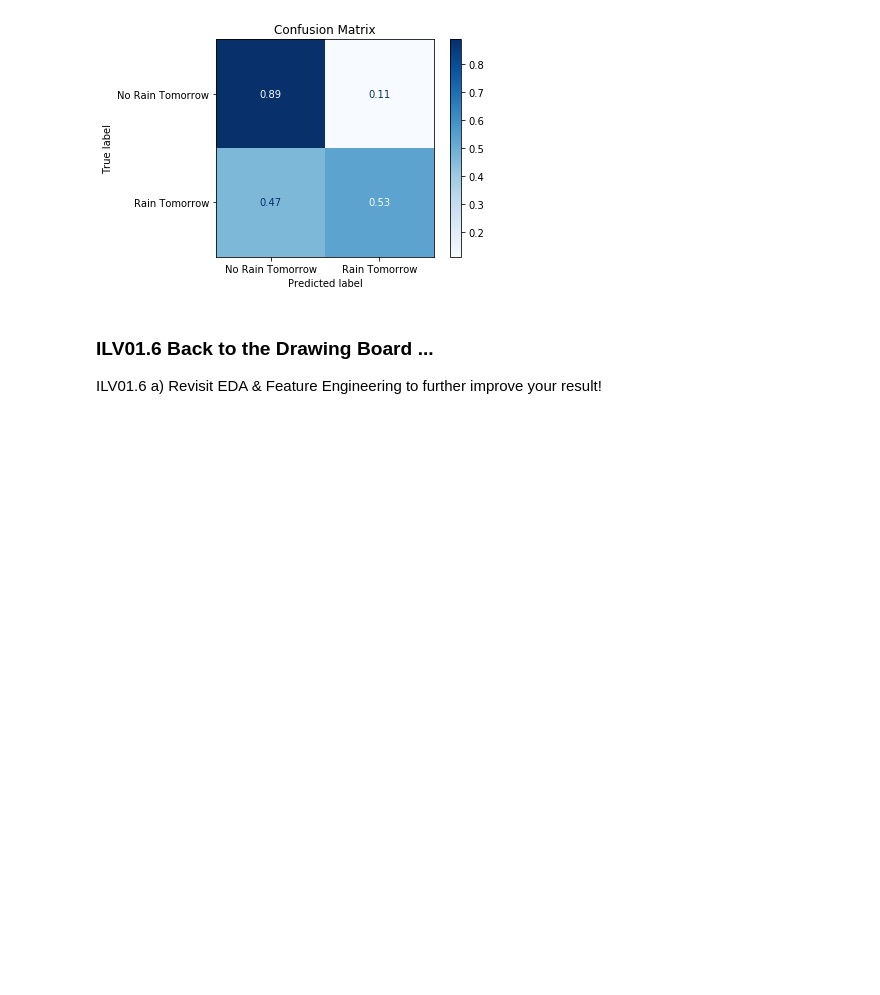
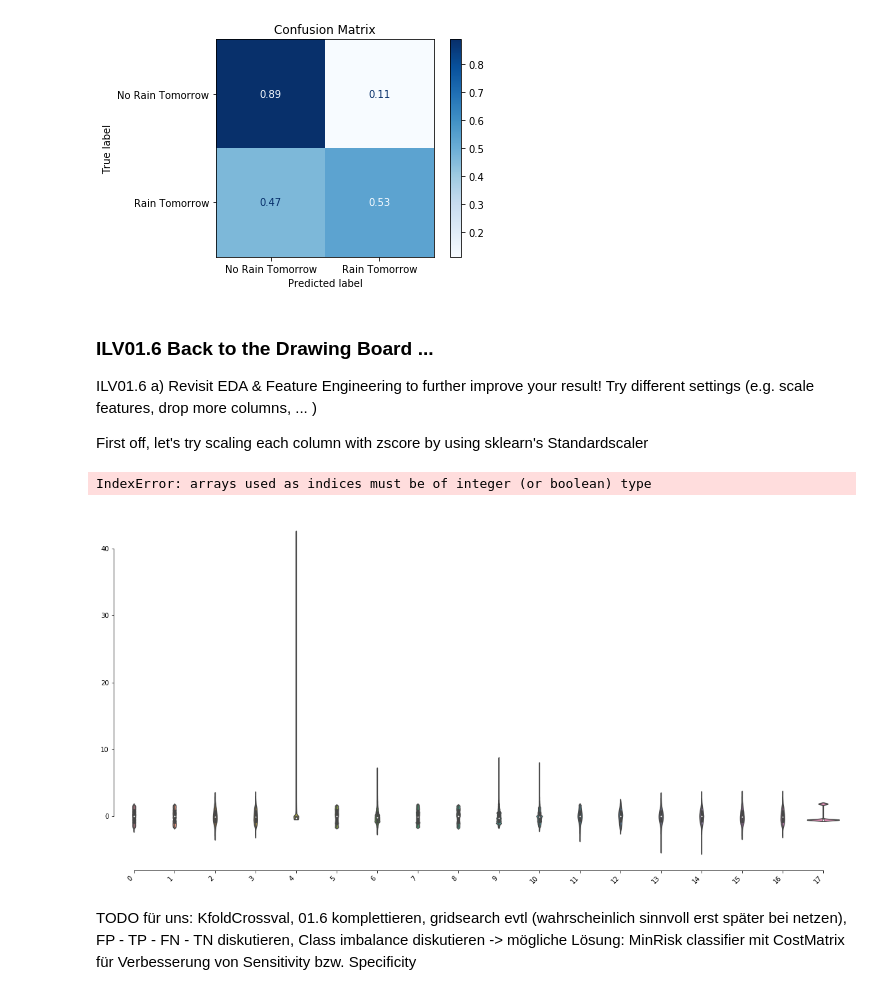
Before and after one commit to mschirl/machine-learning, a Jupyter notebook: ILV01.ipynb, the cells around one changed output. Cells and saved outputs as stored; diff of their text form; code cells hidden in the pictures; blank space fills up the shorter version.

```diff
--- a/ILV01.ipynb
+++ b/ILV01.ipynb
@@ -432,4 +432,6 @@ disp.ax_.set_title("Confusion Matrix");
 # %% [markdown]
 ### ILV01.6 Back to the Drawing Board ...
 
-ILV01.6 a) Revisit EDA & Feature Engineering to further improve your result!
+ILV01.6 a) Revisit EDA & Feature Engineering to further improve your result! Try different settings (e.g. scale features, drop more columns, ... )
+
+First off, let's try scaling each column with zscore by using sklearn's Standardscaler
@@ -437,0 +438,25 @@ ILV01.6 a) Revisit EDA & Feature Engineering to further improve your result!
+# %%
+from sklearn.preprocessing import StandardScaler
+
+scaler = StandardScaler(copy=True, with_mean=True, with_std=True)
+
+# preserve structure of data as pandas dataframe by iterating over each column and zscoring the data within
+
+for column in X:
+    X[column] = scaler.fit_transform(X[column])
+# %% [output]
+IndexError: arrays used as indices must be of integer (or boolean) type
+# %%
+plt.figure(figsize=(20,10))
+sns.violinplot(data=X)
+sns.despine(offset=0,
+            trim=True)
+plt.xticks(
+    rotation=45,
+    horizontalalignment='right',
+    fontweight='light'
+);
+# %% [output]
+[figure, added]
+# %% [markdown]
+TODO für uns: KfoldCrossval, 01.6 komplettieren, gridsearch evtl (wahrscheinlich sinnvoll erst später bei netzen), FP - TP - FN - TN diskutieren, Class imbalance diskutieren -> mögliche Lösung: MinRisk classifier mit CostMatrix für Verbesserung von Sensitivity bzw. Specificity
```
Also changed, not shown: parts of 4 cells of this notebook.
